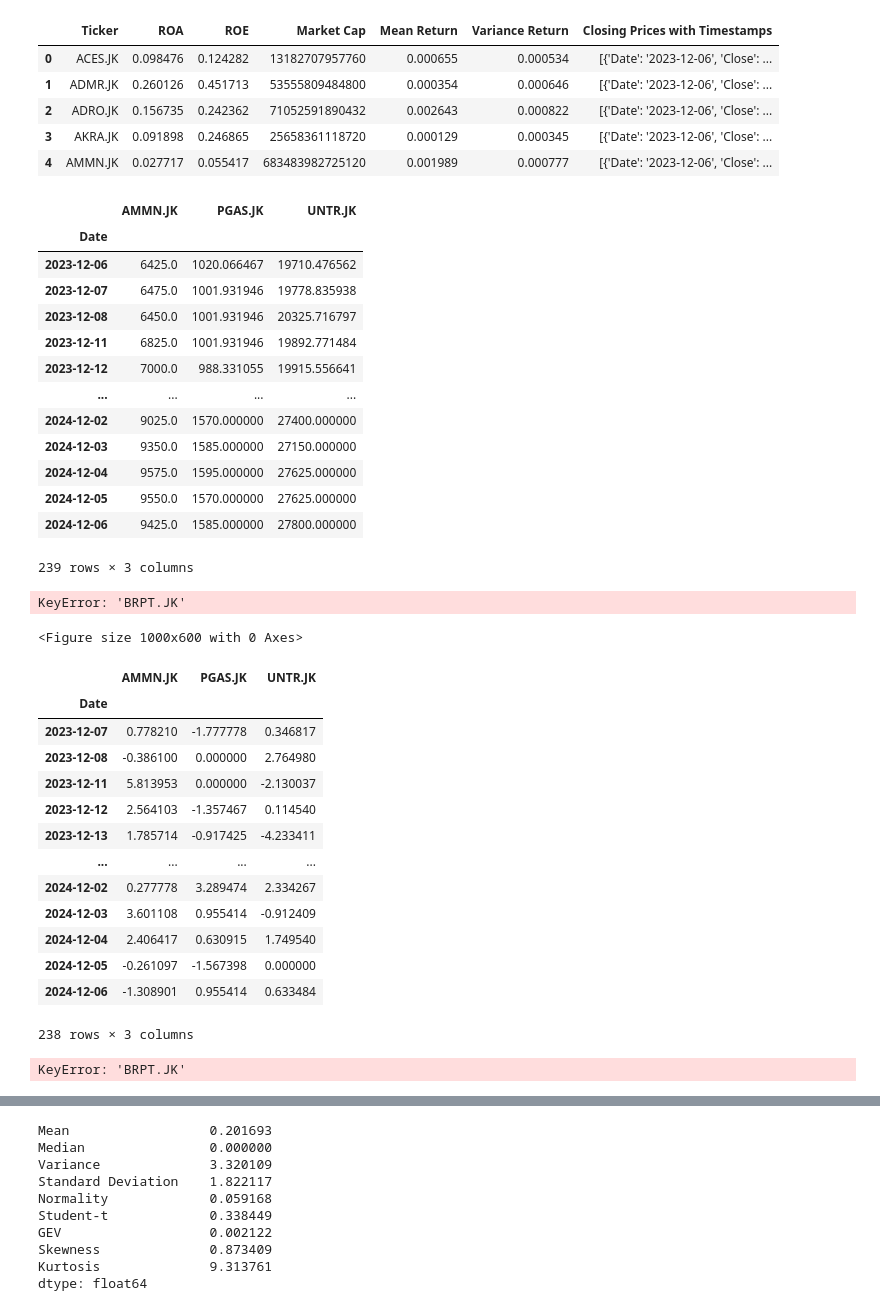
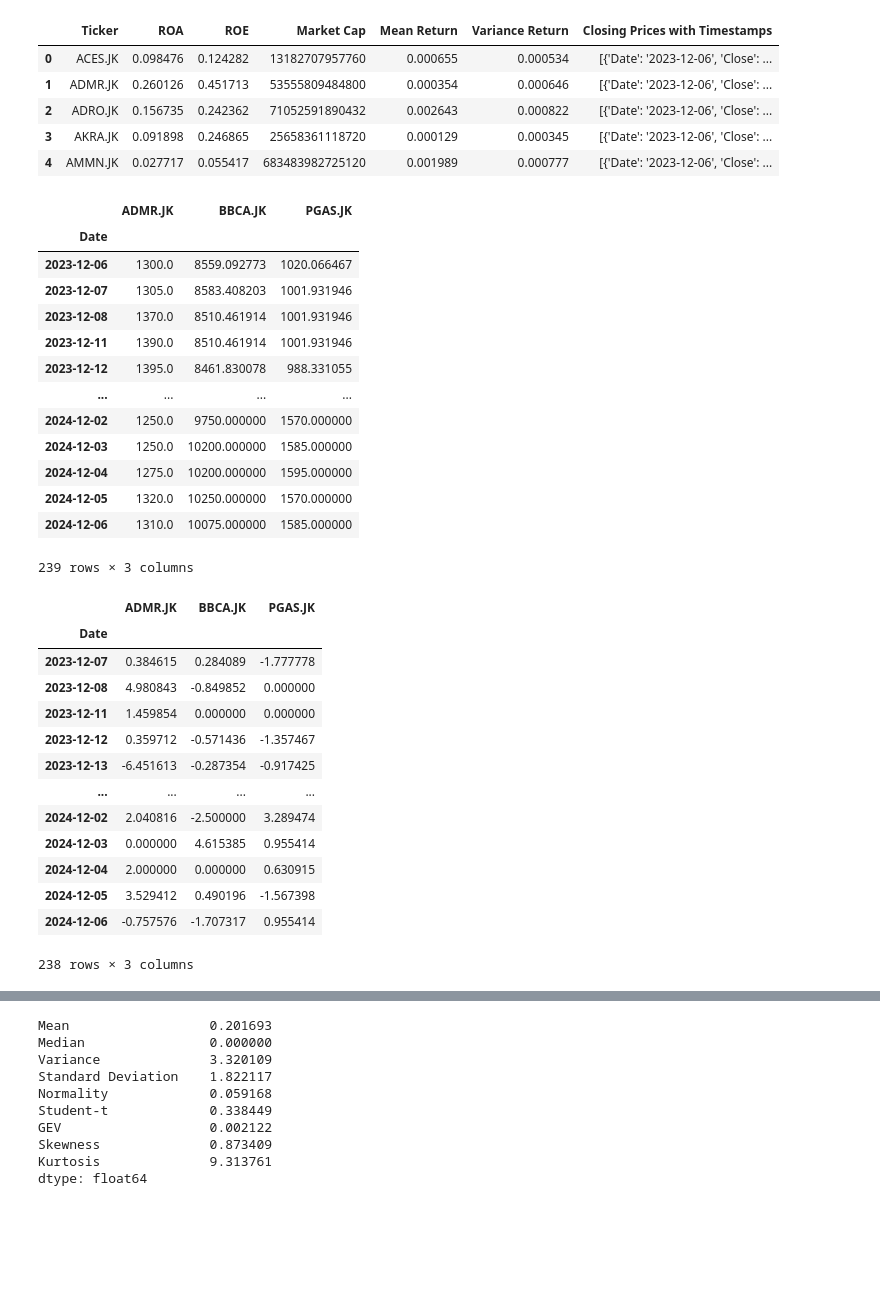
Before and after one commit to annisatierra/port-opt, a Jupyter notebook: Makalah PMI.ipynb, the cells around one changed output, grey strips where cells are left out. Drawn from its saved outputs; the diff is of its cells as text; code cells hidden in the pictures; blank space fills up the shorter version.

```diff
--- a/Makalah PMI.ipynb
+++ b/Makalah PMI.ipynb
@@ -1742,89 +934,56 @@ data_df.head()
 | 4 | AMMN.JK | 0.027717 | 0.055417 | 683483982725120 | 0.001989 | 0.000777 | [{'Date': '2023-12-06', 'Close': ... |
 # %%
 # Pilih ticker tertentu
-selected_tickers = ["AMMN.JK", "UNTR.JK", "PGAS.JK"]
+selected_tickers = ["ADMR.JK", "BBCA.JK", "PGAS.JK"]
 
 # Filter data berdasarkan ticker tertentu
 filtered_df = data_df[data_df["Ticker"].isin(selected_tickers)]
 
 # Buat DataFrame baru untuk menyimpan data harga penutupan
 closing_prices = pd.DataFrame()
 
 # Iterasi setiap baris untuk mengekstrak harga penutupan
 for index, row in filtered_df.iterrows():
     ticker = row["Ticker"]
     prices = pd.DataFrame(ast.literal_eval(row["Closing Prices with Timestamps"]))  # Konversi ke DataFrame
     prices.set_index("Date", inplace=True)  # Set index menjadi Date
     prices = prices.rename(columns={"Close": ticker})  # Rename kolom menjadi nama ticker
     closing_prices = pd.concat([closing_prices, prices], axis=1)  # Gabungkan data
 
 # Hasil akhir
 closing_prices
 # %% [output]
-|  | AMMN.JK | PGAS.JK | UNTR.JK |
+|  | ADMR.JK | BBCA.JK | PGAS.JK |
 | Date |  |  |  |
-| 2023-12-06 | 6425.0 | 1020.066467 | 19710.476562 |
-| 2023-12-07 | 6475.0 | 1001.931946 | 19778.835938 |
-| 2023-12-08 | 6450.0 | 1001.931946 | 20325.716797 |
-| 2023-12-11 | 6825.0 | 1001.931946 | 19892.771484 |
-| 2023-12-12 | 7000.0 | 988.331055 | 19915.556641 |
+| 2023-12-06 | 1300.0 | 8559.092773 | 1020.066467 |
+| 2023-12-07 | 1305.0 | 8583.408203 | 1001.931946 |
+| 2023-12-08 | 1370.0 | 8510.461914 | 1001.931946 |
+| 2023-12-11 | 1390.0 | 8510.461914 | 1001.931946 |
+| 2023-12-12 | 1395.0 | 8461.830078 | 988.331055 |
 | ... | ... | ... | ... |
-| 2024-12-02 | 9025.0 | 1570.000000 | 27400.000000 |
-| 2024-12-03 | 9350.0 | 1585.000000 | 27150.000000 |
-| 2024-12-04 | 9575.0 | 1595.000000 | 27625.000000 |
-| 2024-12-05 | 9550.0 | 1570.000000 | 27625.000000 |
-| 2024-12-06 | 9425.0 | 1585.000000 | 27800.000000 |
+| 2024-12-02 | 1250.0 | 9750.000000 | 1570.000000 |
+| 2024-12-03 | 1250.0 | 10200.000000 | 1585.000000 |
+| 2024-12-04 | 1275.0 | 10200.000000 | 1595.000000 |
+| 2024-12-05 | 1320.0 | 10250.000000 | 1570.000000 |
+| 2024-12-06 | 1310.0 | 10075.000000 | 1585.000000 |
 239 rows × 3 columns
-# %%
-# Create the plot
-plt.figure(figsize=(10, 6))
-
-plt.plot(closing_prices.index, closing_prices['BRPT.JK'], label=f'Harga Penutupan', color='green')
-
-# Add labels and title
-plt.title('Harga Penutupan Saham ...')
-plt.xlabel('Tanggal')
-plt.ylabel('Harga Penutupan')
-plt.legend()
-plt.grid(True)
-plt.xticks(rotation=45)  # Rotate x-axis labels for readability
-plt.show()
-# %% [output]
-KeyError: 'BRPT.JK'
-<Figure size 1000x600 with 0 Axes>
 # %%
 returns_df = closing_prices.pct_change() * 100
 returns_df = returns_df.dropna()
 returns_df
 # %% [output]
-|  | AMMN.JK | PGAS.JK | UNTR.JK |
+|  | ADMR.JK | BBCA.JK | PGAS.JK |
 | Date |  |  |  |
-| 2023-12-07 | 0.778210 | -1.777778 | 0.346817 |
-| 2023-12-08 | -0.386100 | 0.000000 | 2.764980 |
-| 2023-12-11 | 5.813953 | 0.000000 | -2.130037 |
-| 2023-12-12 | 2.564103 | -1.357467 | 0.114540 |
-| 2023-12-13 | 1.785714 | -0.917425 | -4.233411 |
+| 2023-12-07 | 0.384615 | 0.284089 | -1.777778 |
+| 2023-12-08 | 4.980843 | -0.849852 | 0.000000 |
+| 2023-12-11 | 1.459854 | 0.000000 | 0.000000 |
+| 2023-12-12 | 0.359712 | -0.571436 | -1.357467 |
+| 2023-12-13 | -6.451613 | -0.287354 | -0.917425 |
 | ... | ... | ... | ... |
-| 2024-12-02 | 0.277778 | 3.289474 | 2.334267 |
-| 2024-12-03 | 3.601108 | 0.955414 | -0.912409 |
-| 2024-12-04 | 2.406417 | 0.630915 | 1.749540 |
-| 2024-12-05 | -0.261097 | -1.567398 | 0.000000 |
-| 2024-12-06 | -1.308901 | 0.955414 | 0.633484 |
+| 2024-12-02 | 2.040816 | -2.500000 | 3.289474 |
+| 2024-12-03 | 0.000000 | 4.615385 | 0.955414 |
+| 2024-12-04 | 2.000000 | 0.000000 | 0.630915 |
+| 2024-12-05 | 3.529412 | 0.490196 | -1.567398 |
+| 2024-12-06 | -0.757576 | -1.707317 | 0.955414 |
 238 rows × 3 columns
-# %%
-import seaborn as sns
-import matplotlib.pyplot as plt
-
-# Plot the histogram using seaborn
-sns.histplot(closing_prices['BRPT.JK'], kde=True)
-
-# Add title and labels
-plt.title('Histogram of Return')
-plt.xlabel('Value')
-plt.ylabel('Frequency')
-
-# Show the plot
-plt.show()
-# %% [output]
-KeyError: 'BRPT.JK'
 # %%
```
Also changed, not shown: parts of 61 cells of this notebook.
